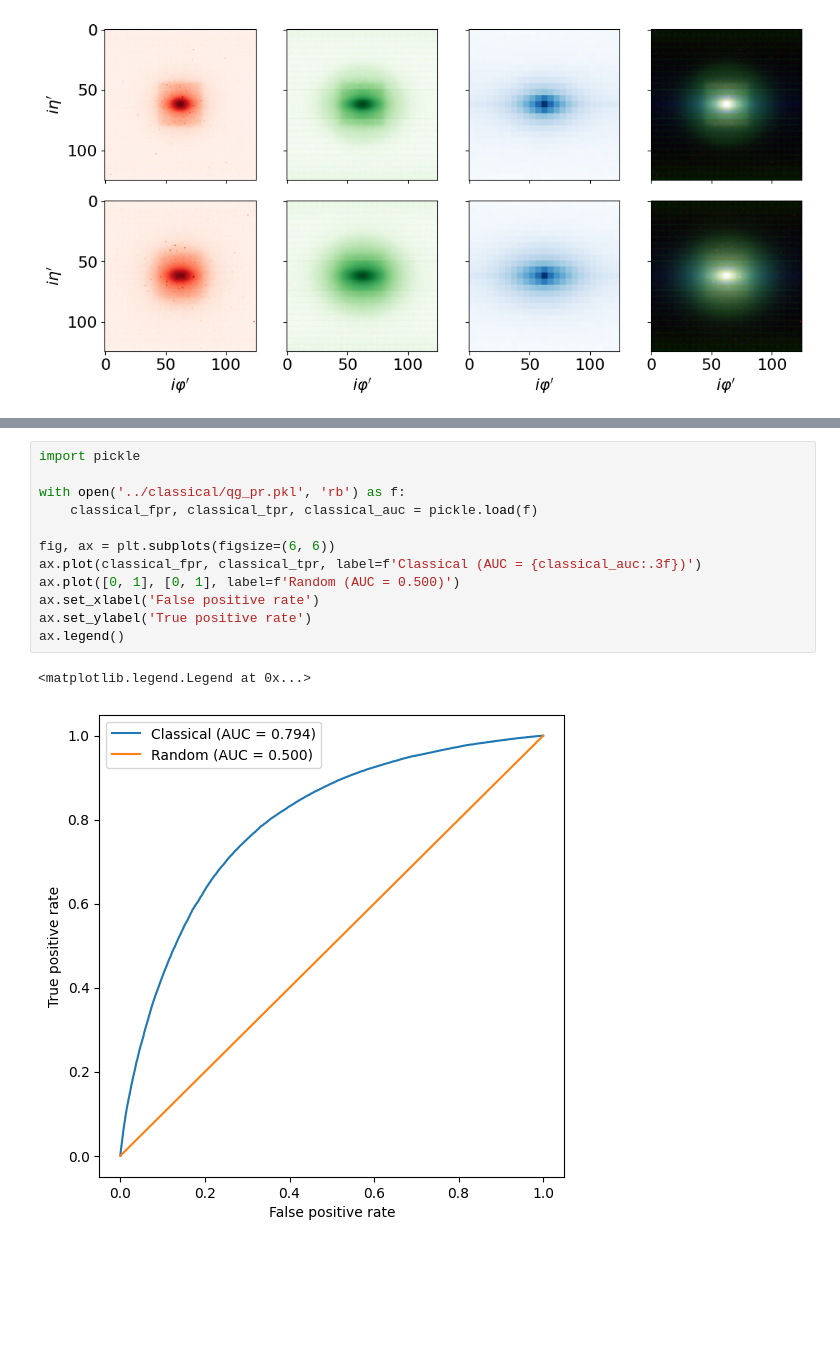
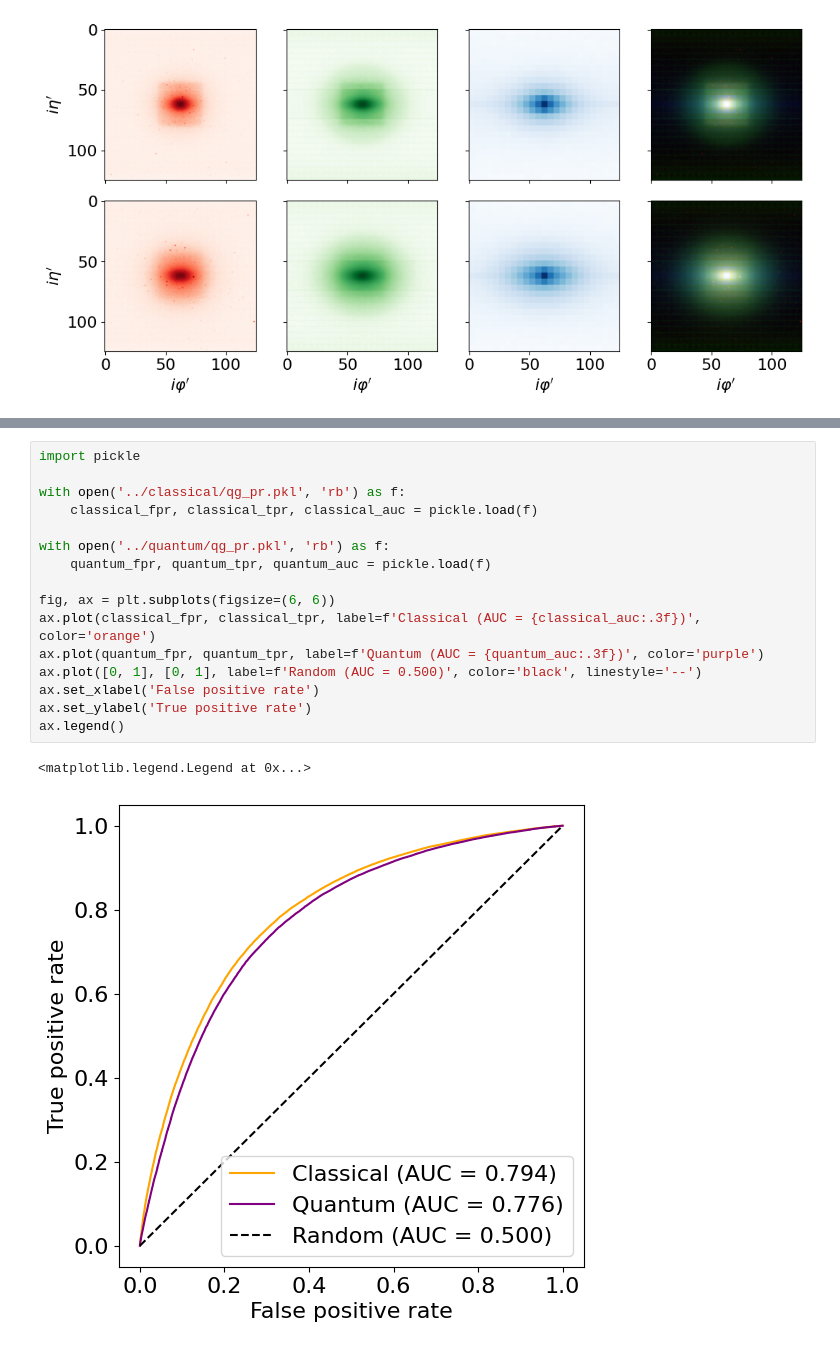
Before and after one commit to salcc/QuantumTransformers, a Jupyter notebook: notebooks/quark-gluon-extra/visualizations.ipynb, the cells around one changed output, grey strips where cells are left out. Saved outputs shown, nothing was run; the diff lists cells and outputs as text; blank space fills up the shorter version.

Commit message:
Plot comparison of ROC curves between classical and quantum in quark-gluon

```diff
--- a/notebooks/quark-gluon-extra/visualizations.ipynb
+++ b/notebooks/quark-gluon-extra/visualizations.ipynb
@@ -95,15 +89,19 @@ plot_image([q_one, g_one], 'one.pdf')
 # %%
 import pickle
 
 with open('../classical/qg_pr.pkl', 'rb') as f:
     classical_fpr, classical_tpr, classical_auc = pickle.load(f)
 
+with open('../quantum/qg_pr.pkl', 'rb') as f:
+    quantum_fpr, quantum_tpr, quantum_auc = pickle.load(f)
+
 fig, ax = plt.subplots(figsize=(6, 6))
-ax.plot(classical_fpr, classical_tpr, label=f'Classical (AUC = {classical_auc:.3f})')
-ax.plot([0, 1], [0, 1], label=f'Random (AUC = 0.500)')
+ax.plot(classical_fpr, classical_tpr, label=f'Classical (AUC = {classical_auc:.3f})', color='orange')
+ax.plot(quantum_fpr, quantum_tpr, label=f'Quantum (AUC = {quantum_auc:.3f})', color='purple')
+ax.plot([0, 1], [0, 1], label=f'Random (AUC = 0.500)', color='black', linestyle='--')
 ax.set_xlabel('False positive rate')
 ax.set_ylabel('True positive rate')
 ax.legend()
 # %% [output]
 <matplotlib.legend.Legend at 0x...>
-[figure, old version]
+[figure, new version]
```
Also changed, not shown: parts of 2 cells of this notebook.
